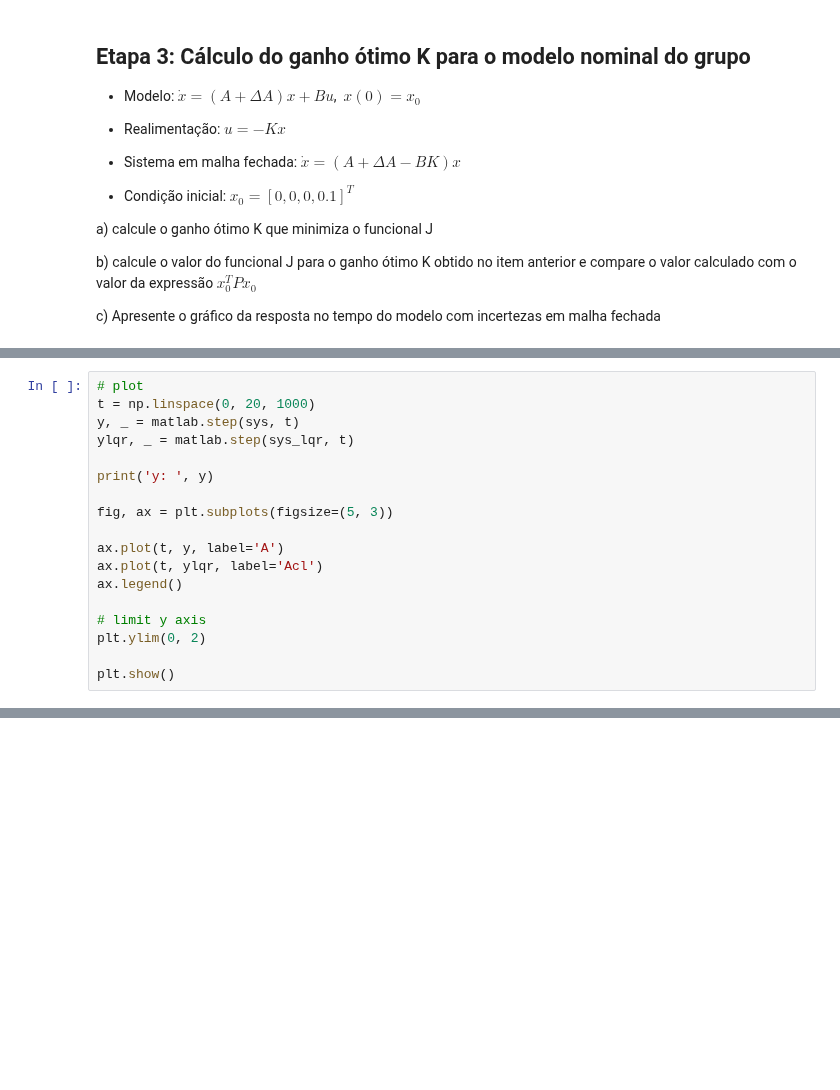
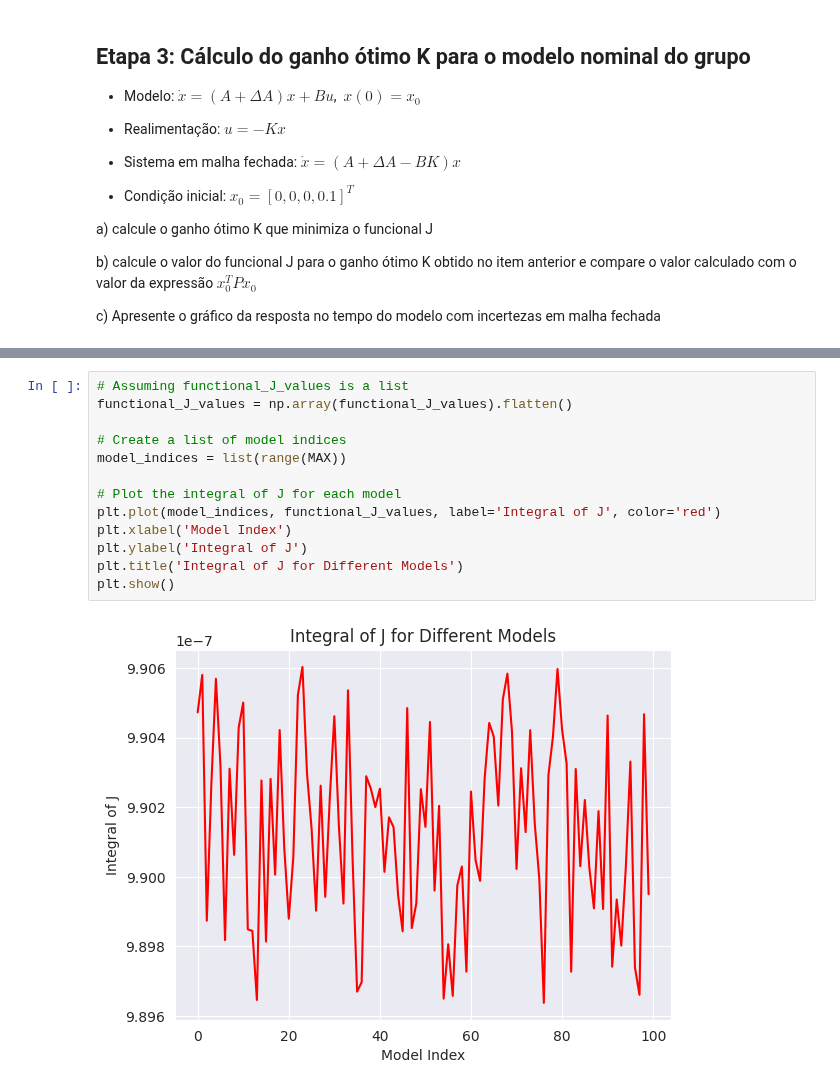
Before and after one commit to SKaiquelima/advanced-control, a Jupyter notebook: T1_SisLinCtrl/T1_SisLinCtrl.ipynb, the cells around one changed output, grey strips where cells are left out. Saved outputs shown, nothing was run; the diff lists cells and outputs as text; blank space fills up the shorter version.

```diff
--- a/T1_SisLinCtrl/T1_SisLinCtrl.ipynb
+++ b/T1_SisLinCtrl/T1_SisLinCtrl.ipynb
@@ -125,21 +120,3 @@ $$
 0\phantom{.}&\hspace{-1em}&\hspace{-1em}\phantom{\cdot}&0\phantom{.}&\hspace{-1em}&\hspace{-1em}\phantom{\cdot}&0\phantom{.}&\hspace{-1em}&\hspace{-1em}\phantom{\cdot}&1\phantom{.}&\hspace{-1em}&\hspace{-1em}\phantom{\cdot}&0\phantom{.}&\hspace{-1em}&\hspace{-1em}\phantom{\cdot}\\
 \end{array}\right)
 $$
-# %%
-# plot
-t = np.linspace(0, 20, 1000)
-y, _ = matlab.step(sys, t)
-ylqr, _ = matlab.step(sys_lqr, t)
-
-print('y: ', y)
-
-fig, ax = plt.subplots(figsize=(5, 3))
-
-ax.plot(t, y, label='A')
-ax.plot(t, ylqr, label='Acl')
-ax.legend()
-
-# limit y axis
-plt.ylim(0, 2)
-
-plt.show()
@@ -165,0 +226,15 @@ ValueError: x and y can be no greater than 2D, but have shapes (1000,) and (1000
+# %%
+# Assuming functional_J_values is a list
+functional_J_values = np.array(functional_J_values).flatten()
+
+# Create a list of model indices
+model_indices = list(range(MAX))
+
+# Plot the integral of J for each model
+plt.plot(model_indices, functional_J_values, label='Integral of J', color='red')
+plt.xlabel('Model Index')
+plt.ylabel('Integral of J')
+plt.title('Integral of J for Different Models')
+plt.show()
+# %% [output]
+[figure, added]
```
Also changed, not shown: parts of 10 cells of this notebook.
